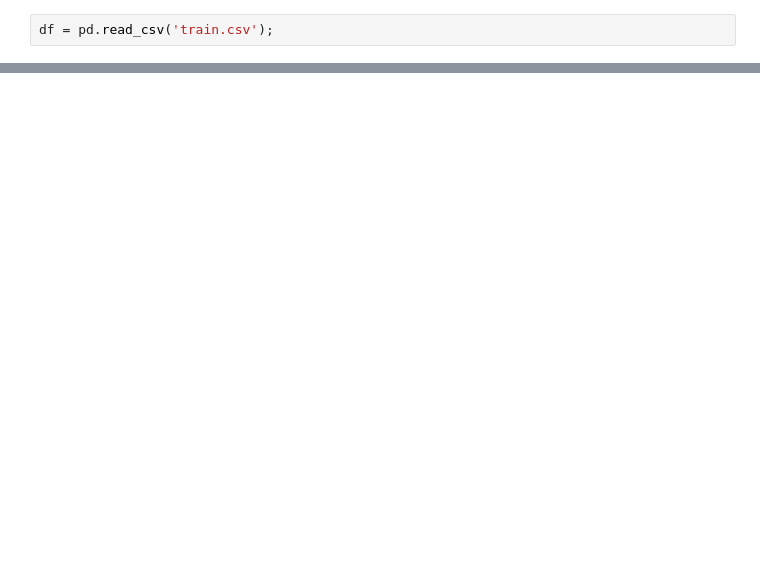
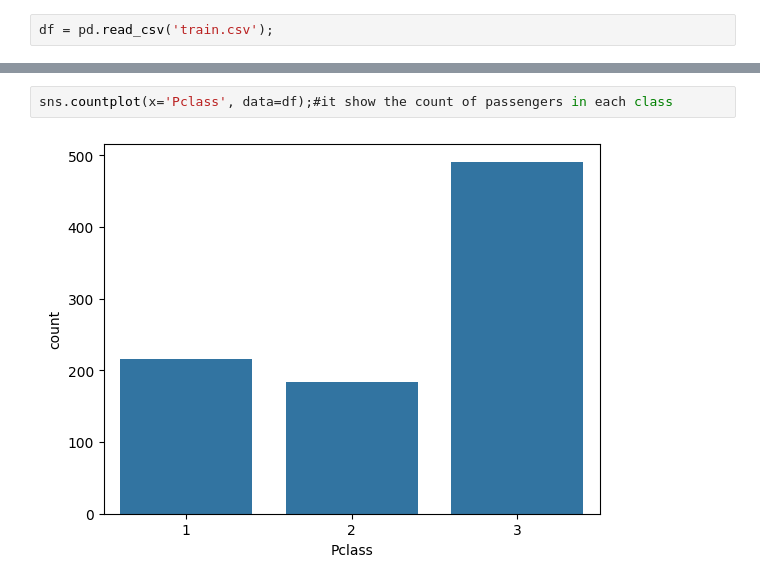
Before and after one commit to PralayeshMukherjee/Machine_Learning, a Jupyter notebook: UnderStandingData/univariateEDA.ipynb, the cells around one changed output, grey strips where cells are left out. Drawn from its saved outputs; the diff is of its cells as text; blank space fills up the shorter version.

```diff
--- a/UnderStandingData/univariateEDA.ipynb
+++ b/UnderStandingData/univariateEDA.ipynb
@@ -18,0 +33,4 @@ df.sample(5)
+# %%
+sns.countplot(x='Pclass', data=df);#it show the count of passengers in each class
+# %% [output]
+[figure, added]
```
Also changed, not shown: parts of 11 cells of this notebook.
